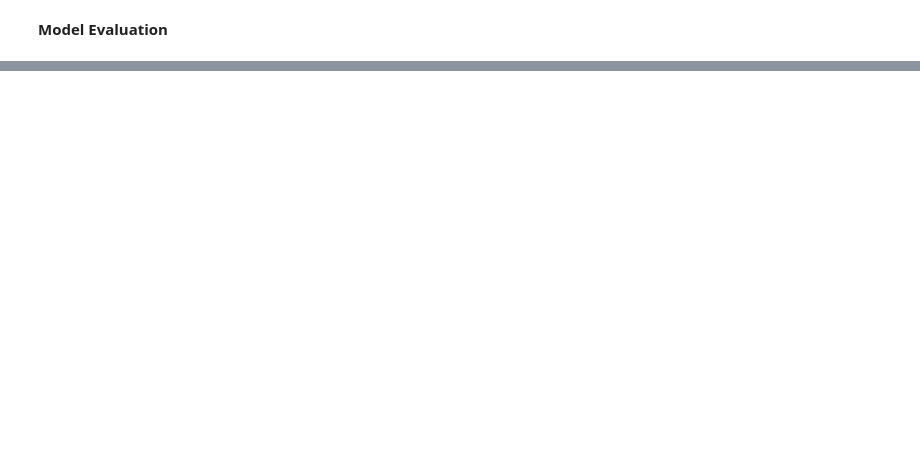
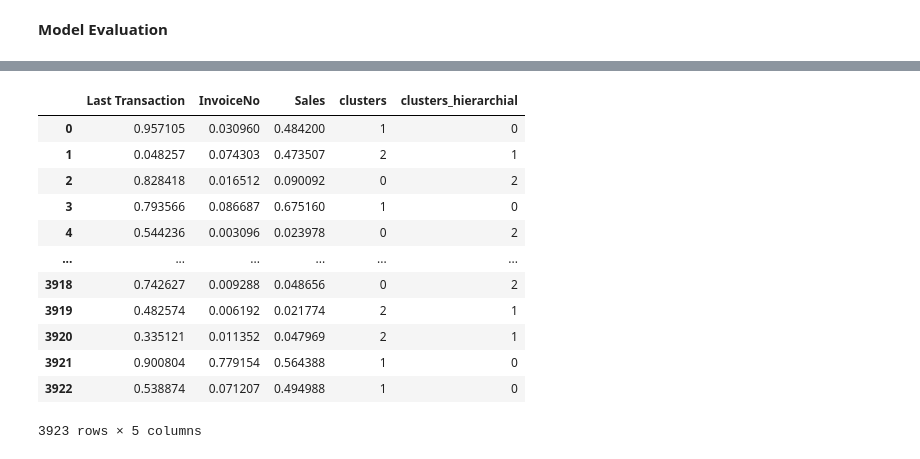
Before and after one commit to vaibhav-arde/MLNotes, a Jupyter notebook: Day_19/Silhouette_Hierarchial_DBScan_Clustering_on_E_commerce_Dataset.ipynb, the cells around one changed output, grey strips where cells are left out. Cells and saved outputs as stored; diff of their text form; code cells hidden in the pictures; blank space fills up the shorter version.

```diff
--- a/Day_19/K_Means_Clustering_on_E_commerce_Dataset.ipynb
+++ b/Day_19/Silhouette_Hierarchial_DBScan_Clustering_on_E_commerce_Dataset.ipynb
@@ -471,0 +592,20 @@ print(score)
+# %%
+from sklearn.cluster import AgglomerativeClustering
+hierarchial = AgglomerativeClustering(n_clusters=3)
+y_predicted_hierarchial = km.fit_predict(df_k)
+df_k['clusters_hierarchial']= y_predicted_hierarchial
+df_k
+# %% [output]
+|  | Last Transaction | InvoiceNo | Sales | clusters | clusters_hierarchial |
+| 0 | 0.957105 | 0.030960 | 0.484200 | 1 | 0 |
+| 1 | 0.048257 | 0.074303 | 0.473507 | 2 | 1 |
+| 2 | 0.828418 | 0.016512 | 0.090092 | 0 | 2 |
+| 3 | 0.793566 | 0.086687 | 0.675160 | 1 | 0 |
+| 4 | 0.544236 | 0.003096 | 0.023978 | 0 | 2 |
+| ... | ... | ... | ... | ... | ... |
+| 3918 | 0.742627 | 0.009288 | 0.048656 | 0 | 2 |
+| 3919 | 0.482574 | 0.006192 | 0.021774 | 2 | 1 |
+| 3920 | 0.335121 | 0.011352 | 0.047969 | 2 | 1 |
+| 3921 | 0.900804 | 0.779154 | 0.564388 | 1 | 0 |
+| 3922 | 0.538874 | 0.071207 | 0.494988 | 1 | 0 |
+3923 rows × 5 columns
```
Also changed, not shown: parts of 6 cells of this notebook, 1 other file.
